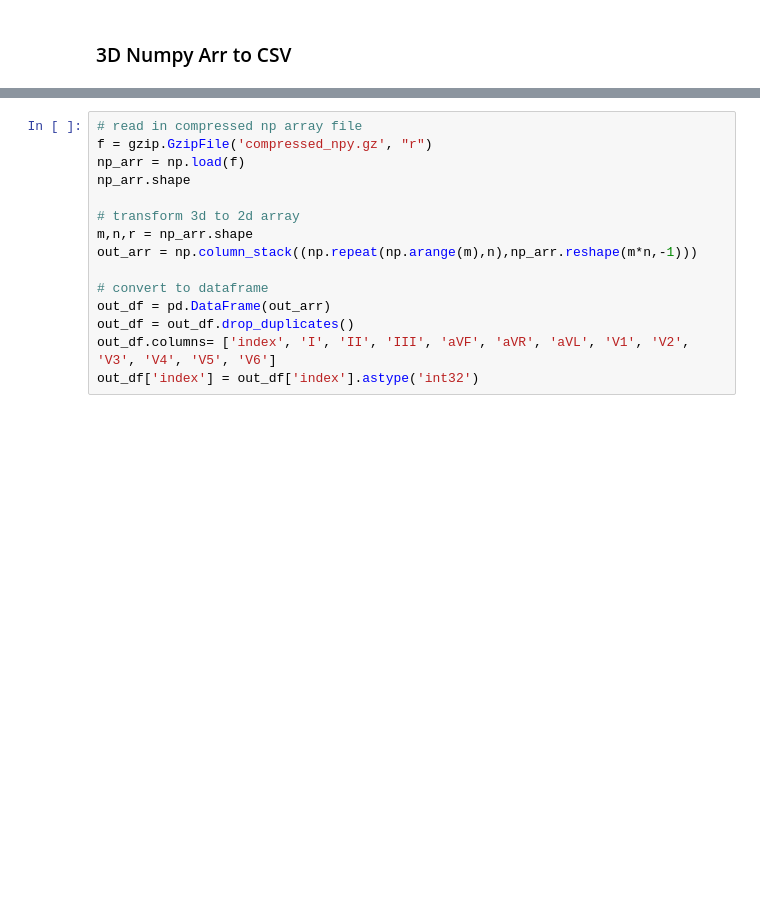
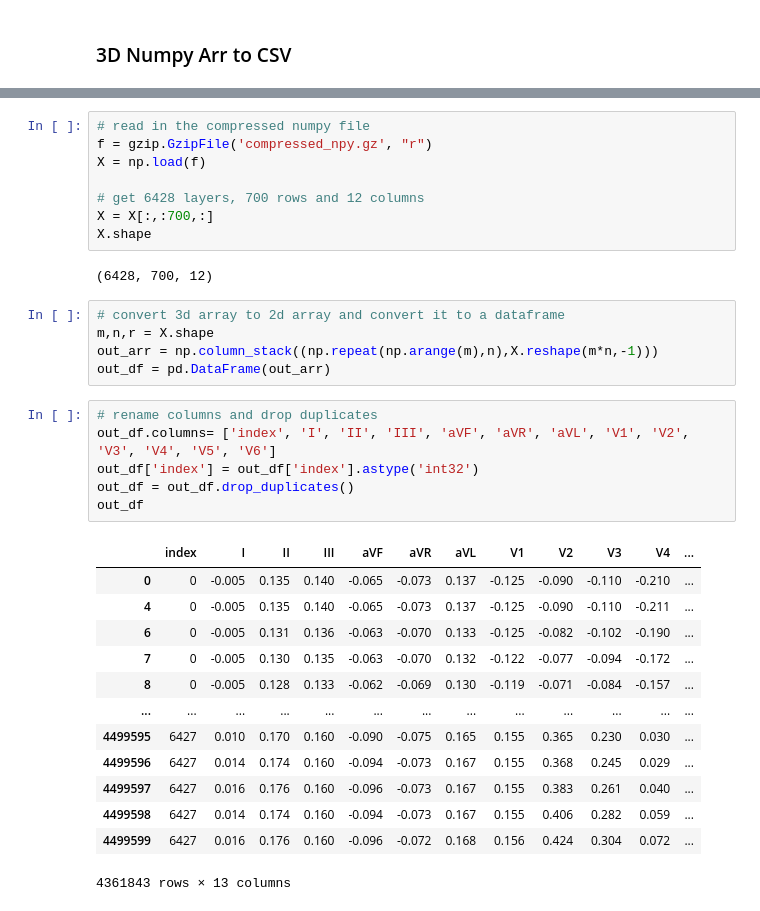
Before and after one commit to tvo10/DSCT, a Jupyter notebook: First Capstone/afib_detection_feature_engineering.ipynb, the cells around one changed output, grey strips where cells are left out. Saved outputs shown, nothing was run; the diff lists cells and outputs as text; blank space fills up the shorter version.

```diff
--- a/First Capstone/afib_detection_feature_engineering.ipynb
+++ b/First Capstone/afib_detection_feature_engineering.ipynb
@@ -231,16 +266,36 @@ After reading in the compressed numpy data file, we'll transform 3D to 2D array
+# %%
+# read in the compressed numpy file
+f = gzip.GzipFile('compressed_npy.gz', "r")
+X = np.load(f)
+
+# get 6428 layers, 700 rows and 12 columns
+X = X[:,:700,:]
+X.shape
+# %% [output]
+(6428, 700, 12)
 # %%
-# read in compressed np array file
-f = gzip.GzipFile('compressed_npy.gz', "r")
-np_arr = np.load(f)
-np_arr.shape
-
-# transform 3d to 2d array
-m,n,r = np_arr.shape
-out_arr = np.column_stack((np.repeat(np.arange(m),n),np_arr.reshape(m*n,-1)))
-
-# convert to dataframe
+# convert 3d array to 2d array and convert it to a dataframe
+m,n,r = X.shape
+out_arr = np.column_stack((np.repeat(np.arange(m),n),X.reshape(m*n,-1)))
 out_df = pd.DataFrame(out_arr)
-out_df = out_df.drop_duplicates()
-out_df.columns= ['index', 'I', 'II', 'III', 'aVF', 'aVR', 'aVL', 'V1', 'V2', 'V3', 'V4', 'V5', 'V6']
-out_df['index'] = out_df['index'].astype('int32')
+# %%
+# rename columns and drop duplicates
+out_df.columns= ['index', 'I', 'II', 'III', 'aVF', 'aVR', 'aVL', 'V1', 'V2', 'V3', 'V4', 'V5', 'V6']
+out_df['index'] = out_df['index'].astype('int32')
+out_df = out_df.drop_duplicates()
+out_df
+# %% [output]
+|  | index | I | II | III | aVF | aVR | aVL | V1 | V2 | V3 | V4 | ... |
+| 0 | 0 | -0.005 | 0.135 | 0.140 | -0.065 | -0.073 | 0.137 | -0.125 | -0.090 | -0.110 | -0.210 | ... |
+| 4 | 0 | -0.005 | 0.135 | 0.140 | -0.065 | -0.073 | 0.137 | -0.125 | -0.090 | -0.110 | -0.211 | ... |
+| 6 | 0 | -0.005 | 0.131 | 0.136 | -0.063 | -0.070 | 0.133 | -0.125 | -0.082 | -0.102 | -0.190 | ... |
+| 7 | 0 | -0.005 | 0.130 | 0.135 | -0.063 | -0.070 | 0.132 | -0.122 | -0.077 | -0.094 | -0.172 | ... |
+| 8 | 0 | -0.005 | 0.128 | 0.133 | -0.062 | -0.069 | 0.130 | -0.119 | -0.071 | -0.084 | -0.157 | ... |
+| ... | ... | ... | ... | ... | ... | ... | ... | ... | ... | ... | ... | ... |
+| 4499595 | 6427 | 0.010 | 0.170 | 0.160 | -0.090 | -0.075 | 0.165 | 0.155 | 0.365 | 0.230 | 0.030 | ... |
+| 4499596 | 6427 | 0.014 | 0.174 | 0.160 | -0.094 | -0.073 | 0.167 | 0.155 | 0.368 | 0.245 | 0.029 | ... |
+| 4499597 | 6427 | 0.016 | 0.176 | 0.160 | -0.096 | -0.073 | 0.167 | 0.155 | 0.383 | 0.261 | 0.040 | ... |
+| 4499598 | 6427 | 0.014 | 0.174 | 0.160 | -0.094 | -0.073 | 0.167 | 0.155 | 0.406 | 0.282 | 0.059 | ... |
+| 4499599 | 6427 | 0.016 | 0.176 | 0.160 | -0.096 | -0.072 | 0.168 | 0.156 | 0.424 | 0.304 | 0.072 | ... |
+4361843 rows × 13 columns
 # %%
```
Also changed, not shown: parts of 16 cells of this notebook.
